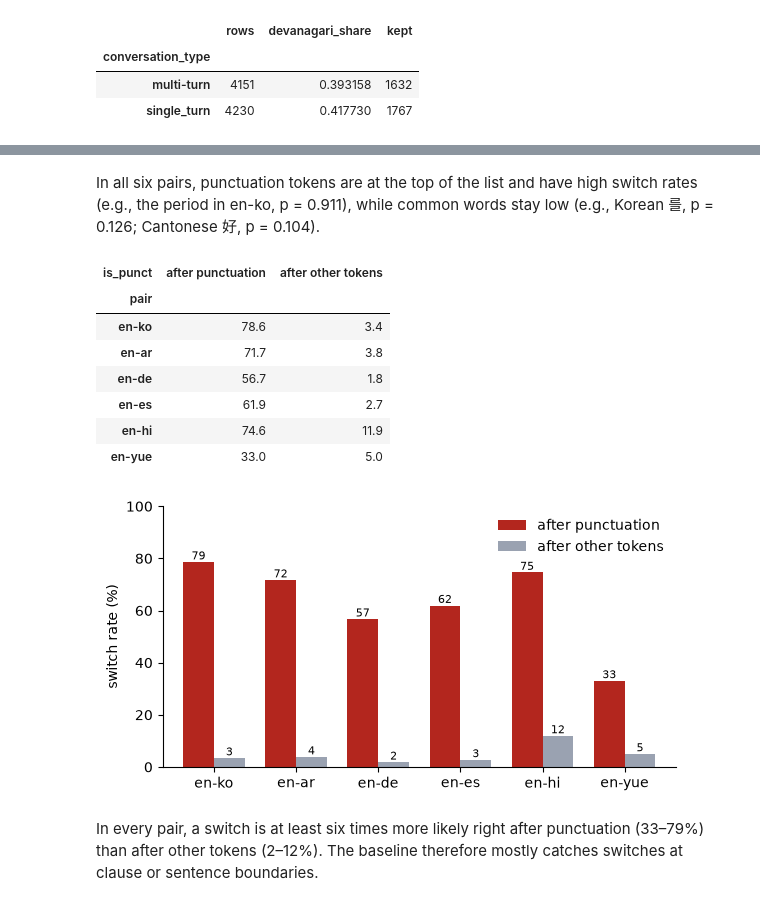
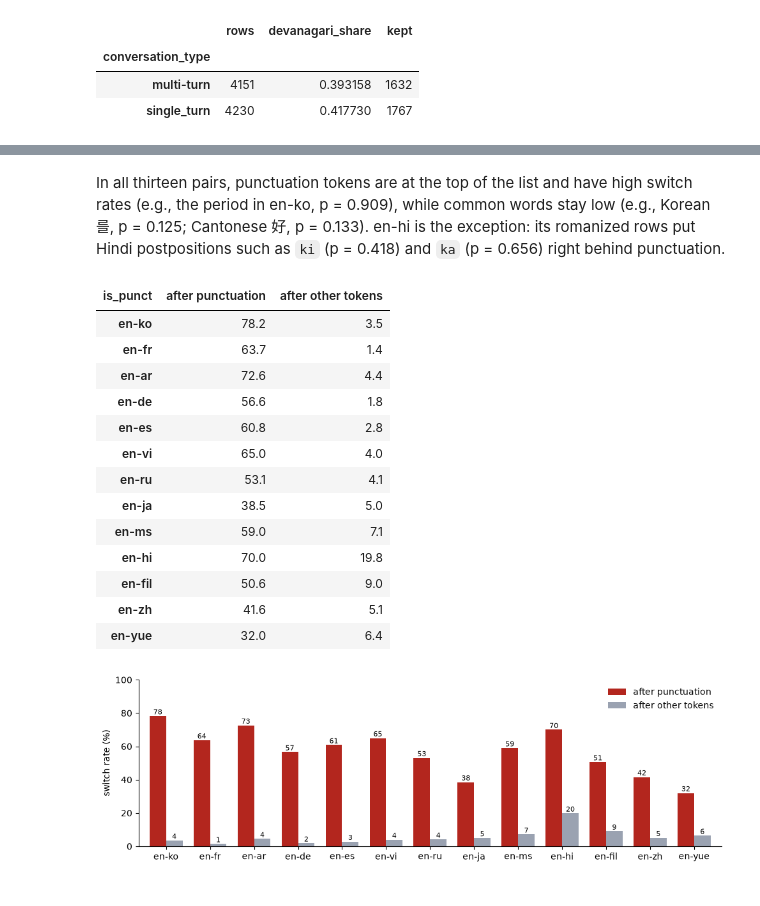
Before and after one commit to helloxujc/predictive-code-switching-team2, a Jupyter notebook: streaming_dataloader.ipynb, the cells around one changed output, grey strips where cells are left out. Cells and saved outputs as stored; diff of their text form; code cells hidden in the pictures.

Commit message:
feat: expand pipeline to 13 pairs, add Hinglish LID, mBERT support and experiment partitions

```diff
--- a/streaming_dataloader.ipynb
+++ b/streaming_dataloader.ipynb
@@ -694,0 +1311,16 @@ sigma_univ (population, ddof=0) = 0.115
+# %%
+parts = []
+for m in MODELS:
+    sep = TOKENIZERS[m].sep_token_id
+    for r in processed[m]["keep"]["test"]:
+        if not r["multi_turn"]:
+            continue
+        ids, t = np.asarray(r["ids"]), np.flatnonzero(np.asarray(r["sw"]) != -100)
+        seps = np.flatnonzero(ids == sep)
+        turn_start = np.concatenate([[0], seps + 1])[np.searchsorted(seps, t)]
+        parts.append(pd.DataFrame({"model": m, "pair": PAIR_NAMES[PAIR_ID[r["pair"]]],
+                                   "dialogue": np.minimum(t + 1, WINDOW), "turn": np.minimum(t - turn_start + 1, WINDOW)}))
+ctx = pd.concat(parts, ignore_index=True)
+gc = ctx.assign(differs=ctx.dialogue > ctx.turn).groupby(["pair", "model"])
+pd.concat({"see earlier turns %": 100 * gc.differs.mean(), "visible (dialogue)": gc.dialogue.mean(),
+           "visible (turn)": gc.turn.mean()}, axis=1).unstack("model").reindex(PAIR_NAMES).round(1)
@@ -694,0 +1423,8 @@ sigma_univ (population, ddof=0) = 0.115
+# %%
+te = P["test"]
+res_df = by_group(te, "pair", PAIR_NAMES).rename(columns={"F1": "F1 token-lookup"})
+res_df.insert(0, "positions", te.groupby("pair").size())
+res_df.insert(1, "switch %", 100 * te.groupby("pair").y_sw.mean())
+res_df.insert(2, "F1 always-switch", te.groupby("pair").y_sw.apply(lambda y: f1(y, np.ones(len(y), dtype=int))))
+res_df.insert(res_df.columns.get_loc("dur acc"), "dur acc (majority)", by_group(te, "pair", PAIR_NAMES, dur_col="dur_major")["dur acc"])
+res_df.round(3)
@@ -694,0 +1573,14 @@ sigma_univ (population, ddof=0) = 0.115
+# %%
+# Share of switches that follow a punctuation sub-word, per pair (test split, punctuation kept)
+punct_share = {}
+for m in MODELS:
+    d = BASE[m, "keep"][0]["test"]
+    d = d[d.y_sw == 1]
+    punct_share[f"switches after punctuation % ({m})"] = 100 * d.tok.isin(PUNCT_IDS[m]).groupby(d.pair).mean()
+display(pd.DataFrame(punct_share).reindex(PAIR_NAMES).round(1))
+
+# Mean F1 and sigma_univ from the per-pair F1 scores (XLM-R, punctuation kept)
+f1_lookup = res_df["F1 token-lookup"]
+print(f"mean F1 = {f1_lookup.mean():.3f}")
+print(f"sigma_univ (sample, ddof=1)     = {f1_lookup.std(ddof=1):.3f}   # used in the report")
+print(f"sigma_univ (population, ddof=0) = {f1_lookup.std(ddof=0):.3f}")
@@ -783,35 +1695,39 @@ en-de
 # %% [markdown]
-In all six pairs, punctuation tokens are at the top of the list and have high switch rates (e.g., the period in en-ko, p = 0.911), while common words stay low (e.g., Korean 를, p = 0.126; Cantonese 好, p = 0.104).
+In all thirteen pairs, punctuation tokens are at the top of the list and have high switch rates (e.g., the period in en-ko, p = 0.909), while common words stay low (e.g., Korean 를, p = 0.125; Cantonese 好, p = 0.133).
+en-hi is the exception: its romanized rows put Hindi postpositions such as `ki` (p = 0.418) and `ka` (p = 0.656) right behind punctuation.
 # %%
 # Switch rate after punctuation vs. after other tokens (test split)
 import matplotlib.pyplot as plt
 
-rate = (100 * te.assign(is_punct=te.tok.isin(punct_ids))
+rate = (100 * te.assign(is_punct=te.tok.isin(PUNCT_IDS["xlmr"]))
               .groupby(["pair", "is_punct"]).y_sw.mean()).unstack()
 rate = rate.rename(columns={True: "after punctuation", False: "after other tokens"})
 rate = rate[["after punctuation", "after other tokens"]].loc[f1_lookup.sort_values(ascending=False).index].round(1)   # sorted by F1
 display(rate)
 
-ax = rate.plot.bar(figsize=(6, 3.2), color=["#b3261e", "#9aa2b1"], width=0.75, rot=0)
+ax = rate.plot.bar(figsize=(10, 3.2), color=["#b3261e", "#9aa2b1"], width=0.75, rot=0)
 ax.set_ylabel("switch rate (%)")
 ax.set_xlabel("")
 ax.set_ylim(0, 100)
 ax.legend(frameon=False)
 for c in ax.containers:
     ax.bar_label(c, fmt="%.0f", fontsize=8)
 ax.spines[["top", "right"]].set_visible(False)
 plt.tight_layout()
-plt.savefig("fig_switch_after_punct.png", dpi=300)
 plt.show()
 # %% [output]
 | is_punct | after punctuation | after other tokens |
-| pair |  |  |
-| en-ko | 78.6 | 3.4 |
-| en-ar | 71.7 | 3.8 |
-| en-de | 56.7 | 1.8 |
-| en-es | 61.9 | 2.7 |
-| en-hi | 74.6 | 11.9 |
-| en-yue | 33.0 | 5.0 |
+| en-ko | 78.2 | 3.5 |
+| en-fr | 63.7 | 1.4 |
+| en-ar | 72.6 | 4.4 |
+| en-de | 56.6 | 1.8 |
+| en-es | 60.8 | 2.8 |
+| en-vi | 65.0 | 4.0 |
+| en-ru | 53.1 | 4.1 |
+| en-ja | 38.5 | 5.0 |
+| en-ms | 59.0 | 7.1 |
+| en-hi | 70.0 | 19.8 |
+| en-fil | 50.6 | 9.0 |
+| en-zh | 41.6 | 5.1 |
+| en-yue | 32.0 | 6.4 |
-[figure, old version]
+[figure, new version]
-# %% [markdown]
-In every pair, a switch is at least six times more likely right after punctuation (33–79%) than after other tokens (2–12%). The baseline therefore mostly catches switches at clause or sentence boundaries.
```
Also changed, not shown: parts of 71 cells of this notebook, 3 other files.
